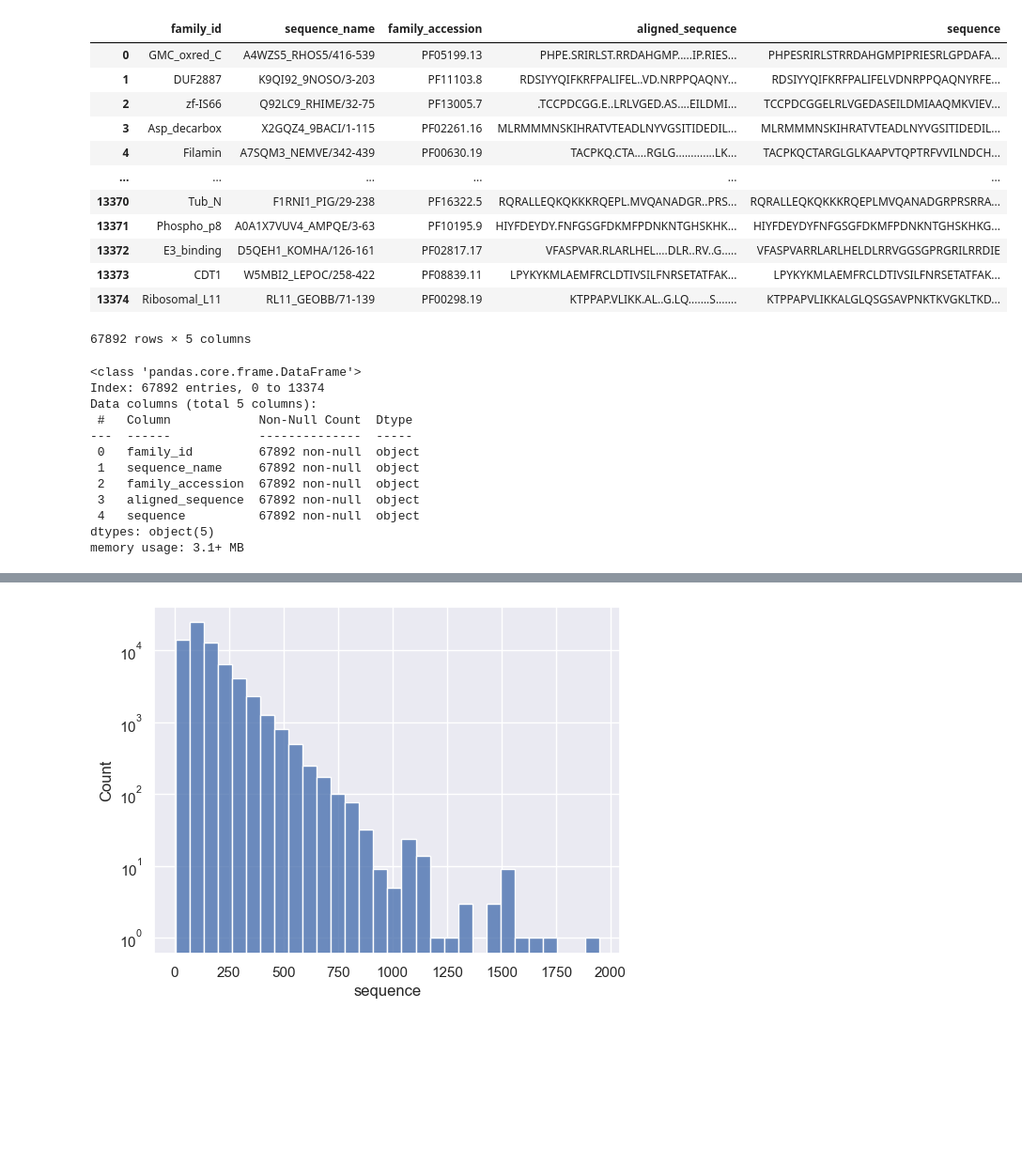
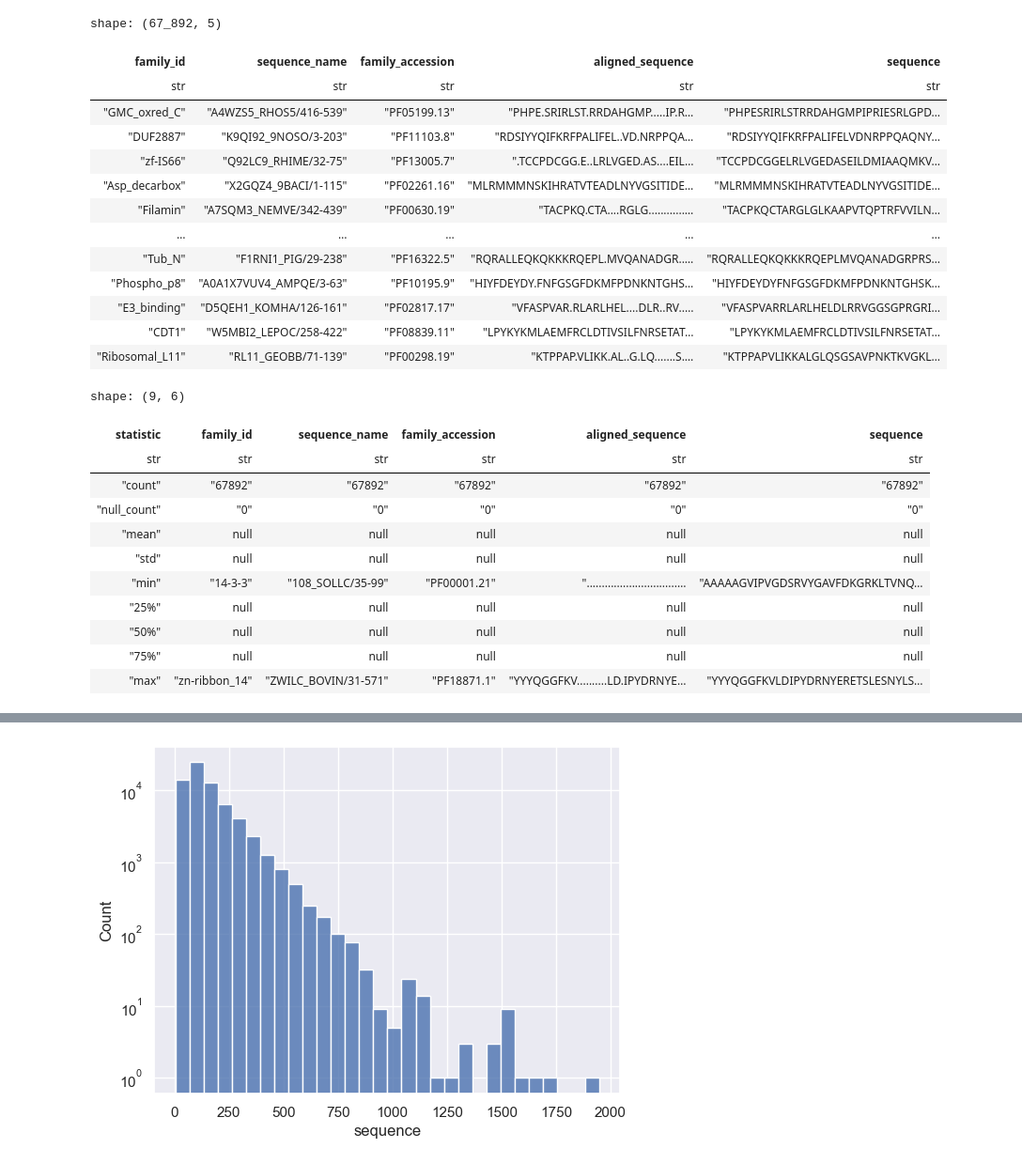
Before and after one commit to BrownianNotion/PFam-Annotation, a Jupyter notebook: eda.ipynb, the cells around one changed output, grey strips where cells are left out. Shown: that part at 94% size. Drawn from its saved outputs; the diff is of its cells as text; code cells hidden in the pictures; blank space fills up the shorter version.

```diff
--- a/eda.ipynb
+++ b/eda.ipynb
@@ -18,38 +17,39 @@ np.random.seed(RANDOM_SEED)
 # %%
 n_files = 5  # no of files to use
 
-df = pd.concat(
-    (pd.read_csv(f"data/train/data-000{i:02d}-of-00080") for i in range(n_files))
+df = pl.concat(
+    [pl.read_csv(f"data/train/data-000{i:02d}-of-00080") for i in range(n_files)]
 )
 df
 # %% [output]
+shape: (67_892, 5)
-|  | family_id | sequence_name | family_accession | aligned_sequence | sequence |
-| 0 | GMC_oxred_C | A4WZS5_RHOS5/416-539 | PF05199.13 | PHPE.SRIRLST.RRDAHGMP.....IP.RIES... | PHPESRIRLSTRRDAHGMPIPRIESRLGPDAFA... |
-| 1 | DUF2887 | K9QI92_9NOSO/3-203 | PF11103.8 | RDSIYYQIFKRFPALIFEL..VD.NRPPQAQNY... | RDSIYYQIFKRFPALIFELVDNRPPQAQNYRFE... |
-| 2 | zf-IS66 | Q92LC9_RHIME/32-75 | PF13005.7 | .TCCPDCGG.E..LRLVGED.AS....EILDMI... | TCCPDCGGELRLVGEDASEILDMIAAQMKVIEV... |
-| 3 | Asp_decarbox | X2GQZ4_9BACI/1-115 | PF02261.16 | MLRMMMNSKIHRATVTEADLNYVGSITIDEDIL... | MLRMMMNSKIHRATVTEADLNYVGSITIDEDIL... |
-| 4 | Filamin | A7SQM3_NEMVE/342-439 | PF00630.19 | TACPKQ.CTA....RGLG.............LK... | TACPKQCTARGLGLKAAPVTQPTRFVVILNDCH... |
-| ... | ... | ... | ... | ... | ... |
-| 13370 | Tub_N | F1RNI1_PIG/29-238 | PF16322.5 | RQRALLEQKQKKKRQEPL.MVQANADGR..PRS... | RQRALLEQKQKKKRQEPLMVQANADGRPRSRRA... |
-| 13371 | Phospho_p8 | A0A1X7VUV4_AMPQE/3-63 | PF10195.9 | HIYFDEYDY.FNFGSGFDKMFPDNKNTGHSKHK... | HIYFDEYDYFNFGSGFDKMFPDNKNTGHSKHKG... |
-| 13372 | E3_binding | D5QEH1_KOMHA/126-161 | PF02817.17 | VFASPVAR.RLARLHEL....DLR..RV..G..... | VFASPVARRLARLHELDLRRVGGSGPRGRILRRDIE |
-| 13373 | CDT1 | W5MBI2_LEPOC/258-422 | PF08839.11 | LPYKYKMLAEMFRCLDTIVSILFNRSETATFAK... | LPYKYKMLAEMFRCLDTIVSILFNRSETATFAK... |
-| 13374 | Ribosomal_L11 | RL11_GEOBB/71-139 | PF00298.19 | KTPPAP.VLIKK.AL..G.LQ.......S....... | KTPPAPVLIKKALGLQSGSAVPNKTKVGKLTKD... |
+| family_id | sequence_name | family_accession | aligned_sequence | sequence |
+| str | str | str | str | str |
+| "GMC_oxred_C" | "A4WZS5_RHOS5/416-539" | "PF05199.13" | "PHPE.SRIRLST.RRDAHGMP.....IP.R… | "PHPESRIRLSTRRDAHGMPIPRIESRLGPD… |
+| "DUF2887" | "K9QI92_9NOSO/3-203" | "PF11103.8" | "RDSIYYQIFKRFPALIFEL..VD.NRPPQA… | "RDSIYYQIFKRFPALIFELVDNRPPQAQNY… |
+| "zf-IS66" | "Q92LC9_RHIME/32-75" | "PF13005.7" | ".TCCPDCGG.E..LRLVGED.AS....EIL… | "TCCPDCGGELRLVGEDASEILDMIAAQMKV… |
+| "Asp_decarbox" | "X2GQZ4_9BACI/1-115" | "PF02261.16" | "MLRMMMNSKIHRATVTEADLNYVGSITIDE… | "MLRMMMNSKIHRATVTEADLNYVGSITIDE… |
+| "Filamin" | "A7SQM3_NEMVE/342-439" | "PF00630.19" | "TACPKQ.CTA....RGLG............… | "TACPKQCTARGLGLKAAPVTQPTRFVVILN… |
+| … | … | … | … | … |
+| "Tub_N" | "F1RNI1_PIG/29-238" | "PF16322.5" | "RQRALLEQKQKKKRQEPL.MVQANADGR..… | "RQRALLEQKQKKKRQEPLMVQANADGRPRS… |
+| "Phospho_p8" | "A0A1X7VUV4_AMPQE/3-63" | "PF10195.9" | "HIYFDEYDY.FNFGSGFDKMFPDNKNTGHS… | "HIYFDEYDYFNFGSGFDKMFPDNKNTGHSK… |
+| "E3_binding" | "D5QEH1_KOMHA/126-161" | "PF02817.17" | "VFASPVAR.RLARLHEL....DLR..RV..… | "VFASPVARRLARLHELDLRRVGGSGPRGRI… |
+| "CDT1" | "W5MBI2_LEPOC/258-422" | "PF08839.11" | "LPYKYKMLAEMFRCLDTIVSILFNRSETAT… | "LPYKYKMLAEMFRCLDTIVSILFNRSETAT… |
+| "Ribosomal_L11" | "RL11_GEOBB/71-139" | "PF00298.19" | "KTPPAP.VLIKK.AL..G.LQ.......S.… | "KTPPAPVLIKKALGLQSGSAVPNKTKVGKL… |
-67892 rows × 5 columns
 # %%
-df.info()
+df.describe()
 # %% [output]
-<class 'pandas.core.frame.DataFrame'>
-Index: 67892 entries, 0 to 13374
-Data columns (total 5 columns):
- #   Column            Non-Null Count  Dtype
----  ------            --------------  -----
- 0   family_id         67892 non-null  object
- 1   sequence_name     67892 non-null  object
- 2   family_accession  67892 non-null  object
- 3   aligned_sequence  67892 non-null  object
- 4   sequence          67892 non-null  object
-dtypes: object(5)
-memory usage: 3.1+ MB
+shape: (9, 6)
+| statistic | family_id | sequence_name | family_accession | aligned_sequence | sequence |
+| str | str | str | str | str | str |
+| "count" | "67892" | "67892" | "67892" | "67892" | "67892" |
+| "null_count" | "0" | "0" | "0" | "0" | "0" |
+| "mean" | null | null | null | null | null |
+| "std" | null | null | null | null | null |
+| "min" | "14-3-3" | "108_SOLLC/35-99" | "PF00001.21" | "..............................… | "AAAAAGVIPVGDSRVYGAVFDKGRKLTVNQ… |
+| "25%" | null | null | null | null | null |
+| "50%" | null | null | null | null | null |
+| "75%" | null | null | null | null | null |
+| "max" | "zn-ribbon_14" | "ZWILC_BOVIN/31-571" | "PF18871.1" | "YYYQGGFKV..........LD.IPYDRNYE… | "YYYQGGFKVLDIPYDRNYERETSLESNYLS… |
 # %%
 # sequences are not unique across the 80 files - should also check if labels are unique
```
Also changed, not shown: parts of 19 cells of this notebook.
